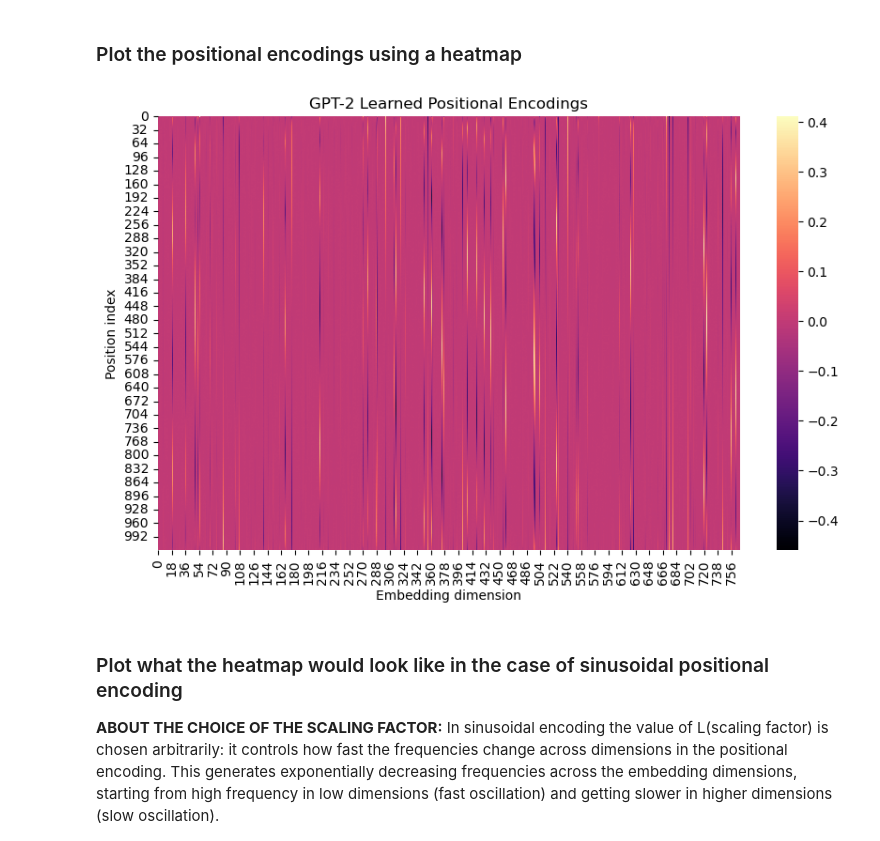
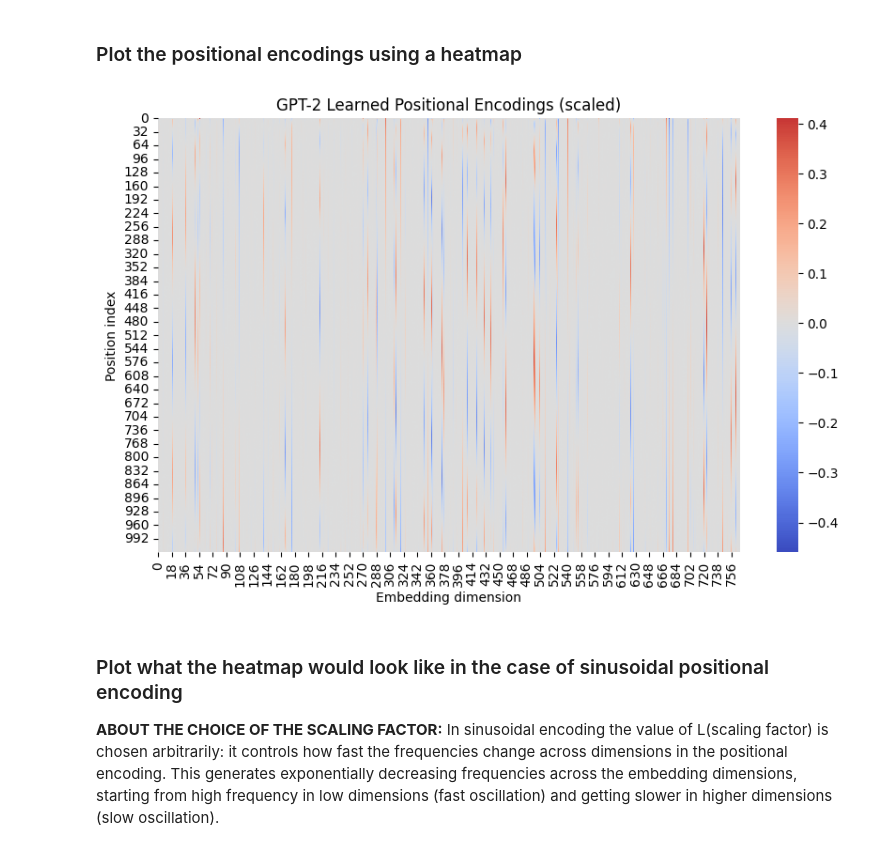
Before and after one commit to miriamzara/LCP_B_GPT2, a Jupyter notebook: giorgia/PositionalEncoding.ipynb, the cells around one changed output. Cells and saved outputs as stored; diff of their text form; code cells hidden in the pictures.

```diff
--- a/giorgia/PositionalEncoding.ipynb
+++ b/giorgia/PositionalEncoding.ipynb
@@ -55,14 +50,14 @@ print(positional_encodings.shape)  # Should be (1024, 768)
 ### Plot the positional encodings using a heatmap
 # %%
 plt.figure(figsize=(10, 6))
-#sns.heatmap(positional_encodings, cmap="magma")
-sns.heatmap(normed_pe, cmap="magma")
-plt.title("GPT-2 Learned Positional Encodings")
+#sns.heatmap(positional_encodings, cmap="coolwarm", center = 0)
+sns.heatmap(normed_pe, cmap="coolwarm", center = 0)
+plt.title("GPT-2 Learned Positional Encodings (scaled)")
 plt.xlabel("Embedding dimension")
 plt.ylabel("Position index")
 plt.show()
 # %% [output]
-[figure, old version]
+[figure, new version]
 # %% [markdown]
 ### Plot what the heatmap would look like in the case of sinusoidal positional encoding
 
```
Also changed, not shown: parts of 10 cells of this notebook, 3 other files.
